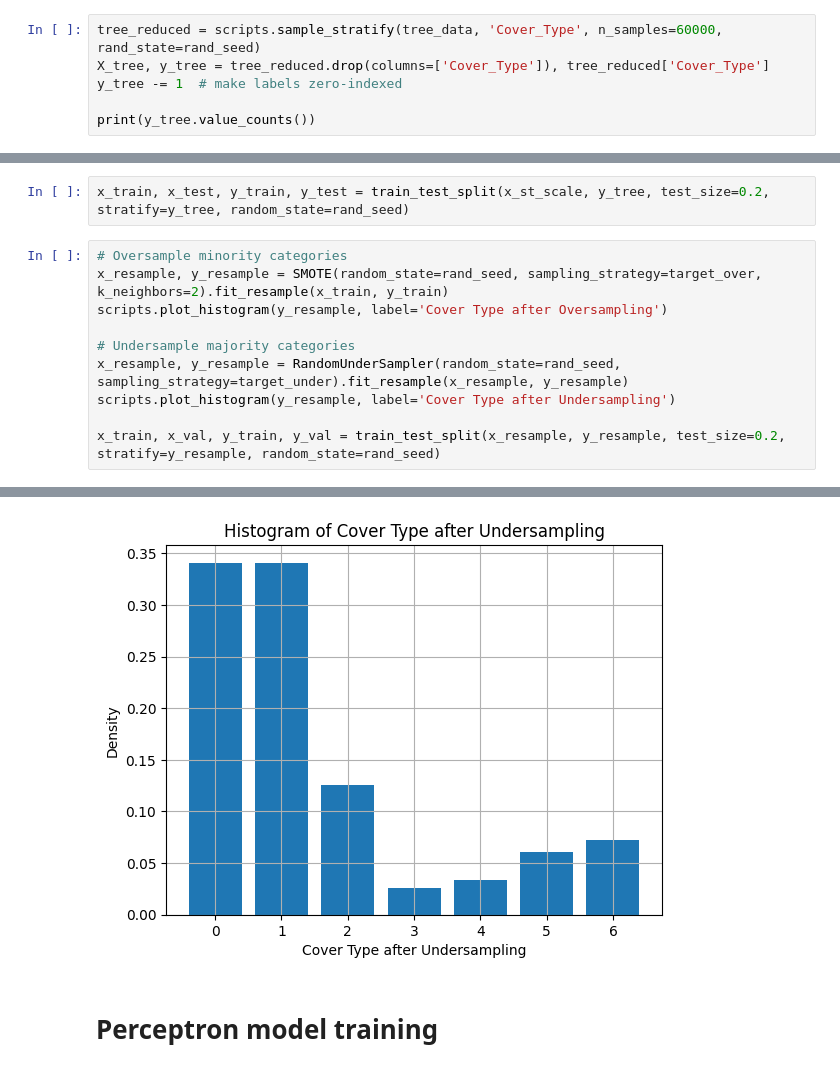
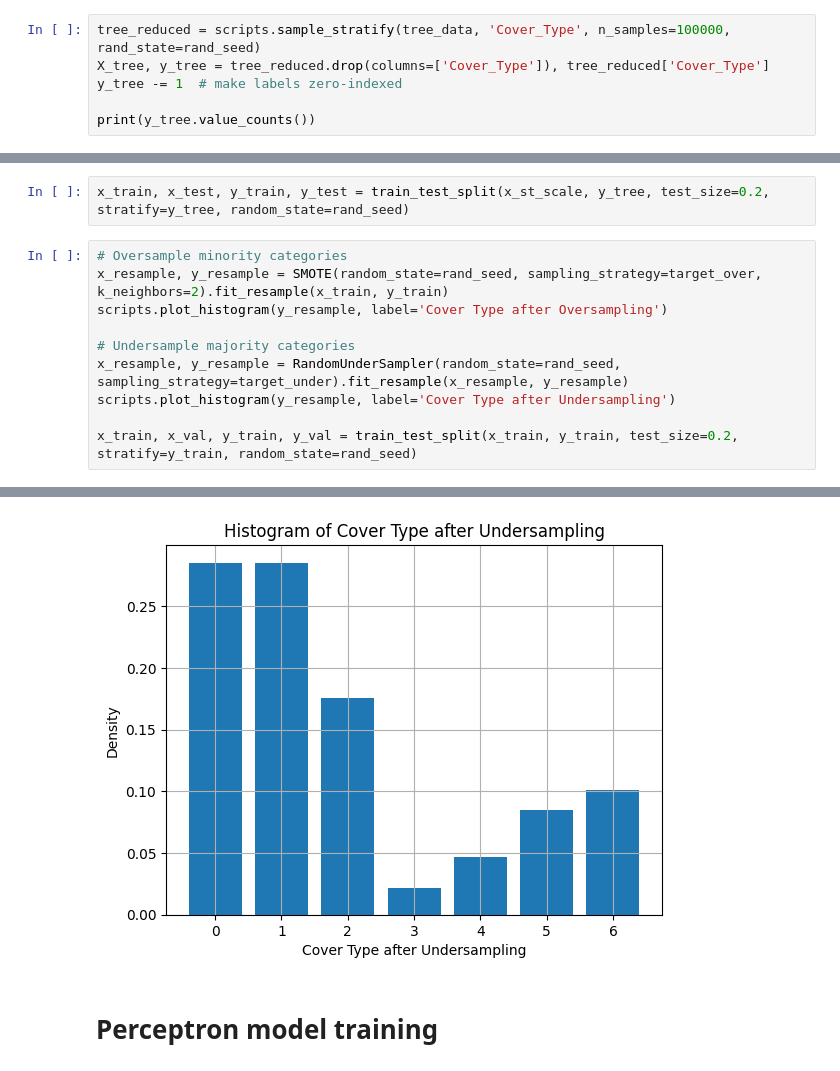
Before and after one commit to Sb4345/CSCI-635-1-Group-5, a Jupyter notebook: code/mlp_model.ipynb, the cells around one changed output, grey strips where cells are left out. Saved outputs shown, nothing was run; the diff lists cells and outputs as text.

Commit message:
100k samples, no resampling

```diff
--- a/code/mlp_model.ipynb
+++ b/code/mlp_model.ipynb
@@ -44,7 +44,7 @@ Dataset shape: (581012, 55)
 # %% [markdown]
 # Data exploration
 # %%
-tree_reduced = scripts.sample_stratify(tree_data, 'Cover_Type', n_samples=60000, rand_state=rand_seed)
+tree_reduced = scripts.sample_stratify(tree_data, 'Cover_Type', n_samples=100000, rand_state=rand_seed)
 X_tree, y_tree = tree_reduced.drop(columns=['Cover_Type']), tree_reduced['Cover_Type']
 y_tree -= 1  # make labels zero-indexed
 
@@ -84,5 +84,5 @@ scripts.plot_histogram(y_resample, label='Cover Type after Oversampling')
 x_resample, y_resample = RandomUnderSampler(random_state=rand_seed, sampling_strategy=target_under).fit_resample(x_resample, y_resample)
 scripts.plot_histogram(y_resample, label='Cover Type after Undersampling')
 
-x_train, x_val, y_train, y_val = train_test_split(x_resample, y_resample, test_size=0.2, stratify=y_resample, random_state=rand_seed)
+x_train, x_val, y_train, y_val = train_test_split(x_train, y_train, test_size=0.2, stratify=y_train, random_state=rand_seed)
 # %% [output]
@@ -90,4 +90,4 @@ x_train, x_val, y_train, y_val = train_test_split(x_resample, y_resample, test_s
-[figure, old version]
+[figure, new version]
 # %% [markdown]
 # Perceptron model training
 # %%
```
Also changed, not shown: parts of 7 cells of this notebook.
